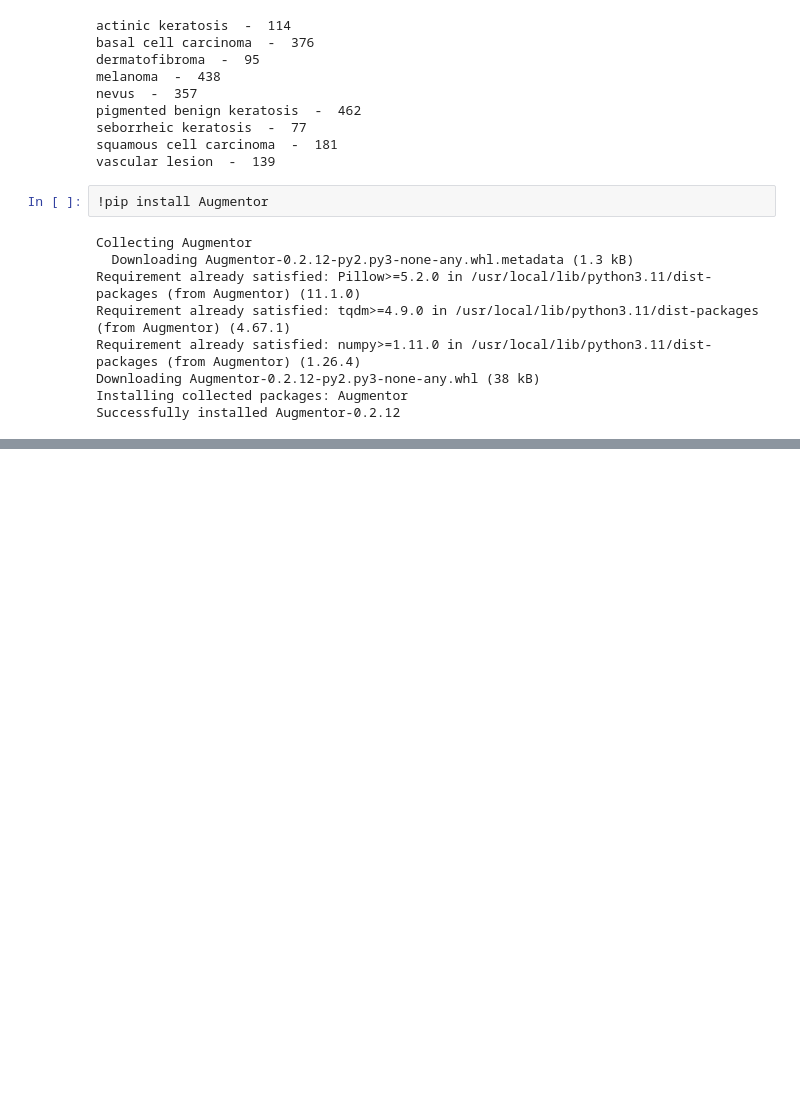
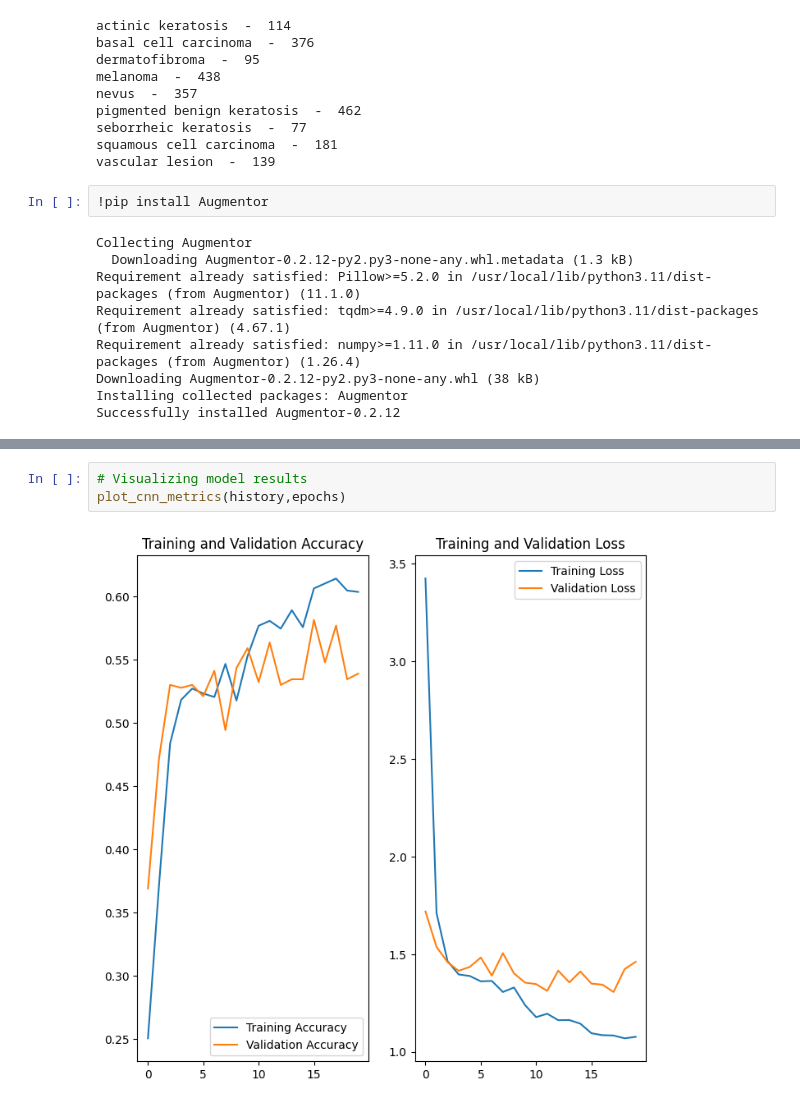
Before and after one commit to deepakrana123us/melanoma-detection, a Jupyter notebook: Deepak_Rana_nn.ipynb, the cells around one changed output, grey strips where cells are left out. Saved outputs shown, nothing was run; the diff lists cells and outputs as text; blank space fills up the shorter version.

```diff
--- a/Deepak_Rana_nn.ipynb
+++ b/Deepak_Rana_nn.ipynb
@@ -468,0 +621,5 @@ Rectifing class imbalances present in the training dataset with Augmentor librar
+# %%
+# Visualizing model results
+plot_cnn_metrics(history,epochs)
+# %% [output]
+[figure, added]
```
Also changed, not shown: parts of 23 cells of this notebook.
